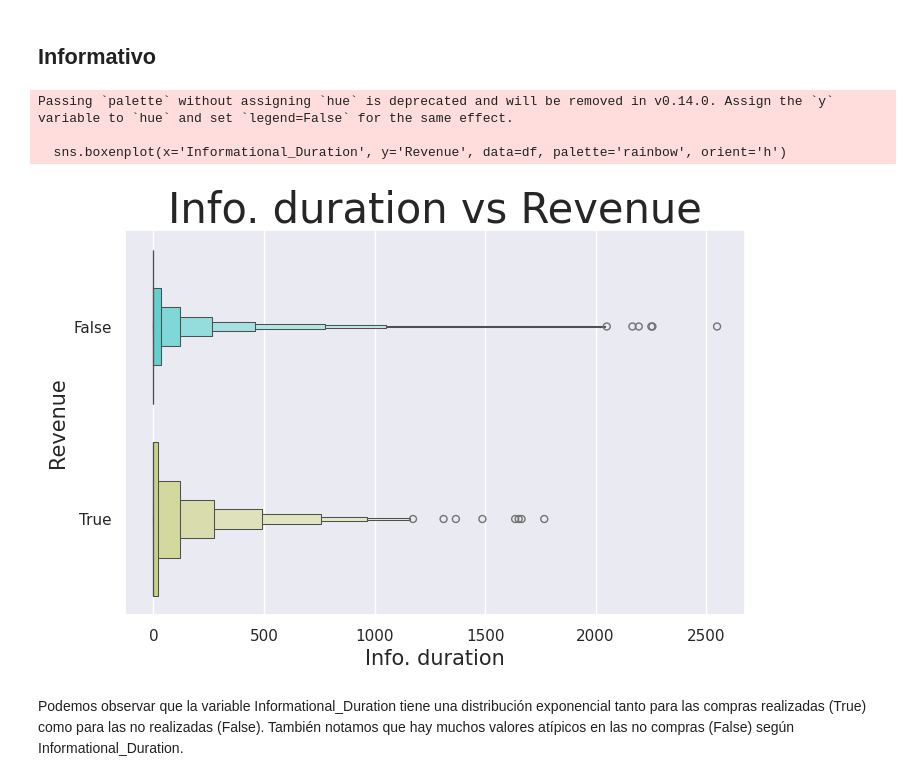
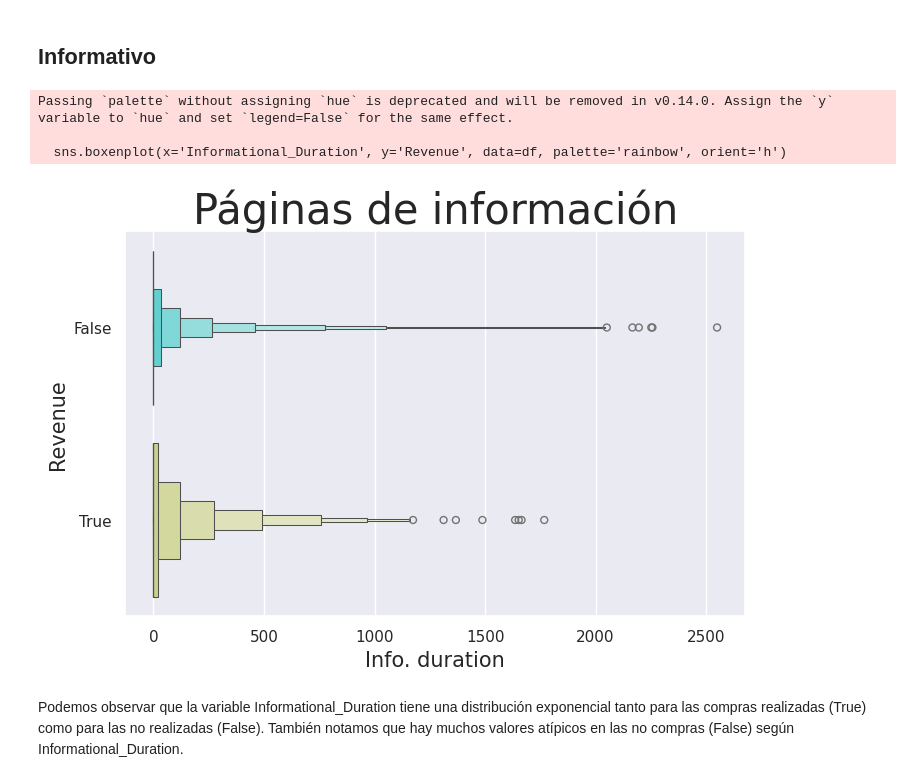
Before and after one commit to titopucp2024/online-shoppers-purchasing-intention, a Jupyter notebook: Desarrollo.ipynb, the cells around one changed output. Saved outputs shown, nothing was run; the diff lists cells and outputs as text; code cells hidden in the pictures.

```diff
--- a/Desarrollo.ipynb
+++ b/Desarrollo.ipynb
@@ -201,17 +209,17 @@ Podemos observar que la variable Administrative_Duration tiene una distribución
 # %%
 plt.rcParams['figure.figsize'] = (8, 5)
 
 sns.boxenplot(x='Informational_Duration', y='Revenue', data=df, palette='rainbow', orient='h')
-plt.title('Info. duration vs Revenue', fontsize=30)
+plt.title('Páginas de información', fontsize=30)
 plt.xlabel('Info. duration', fontsize=15)
 plt.ylabel('Revenue', fontsize=15)
 
 plt.show()
 # %% [output]
 Passing `palette` without assigning `hue` is deprecated and will be removed in v0.14.0. Assign the `y` variable to `hue` and set `legend=False` for the same effect.
 
   sns.boxenplot(x='Informational_Duration', y='Revenue', data=df, palette='rainbow', orient='h')
-[figure, old version]
+[figure, new version]
 # %% [markdown]
 Podemos observar que la variable Informational_Duration tiene una distribución exponencial tanto para las compras realizadas (True) como para las no realizadas (False). También notamos que hay muchos valores atípicos en las no compras (False) según Informational_Duration.
 # %% [markdown]
```
Also changed, not shown: parts of 7 cells of this notebook.
